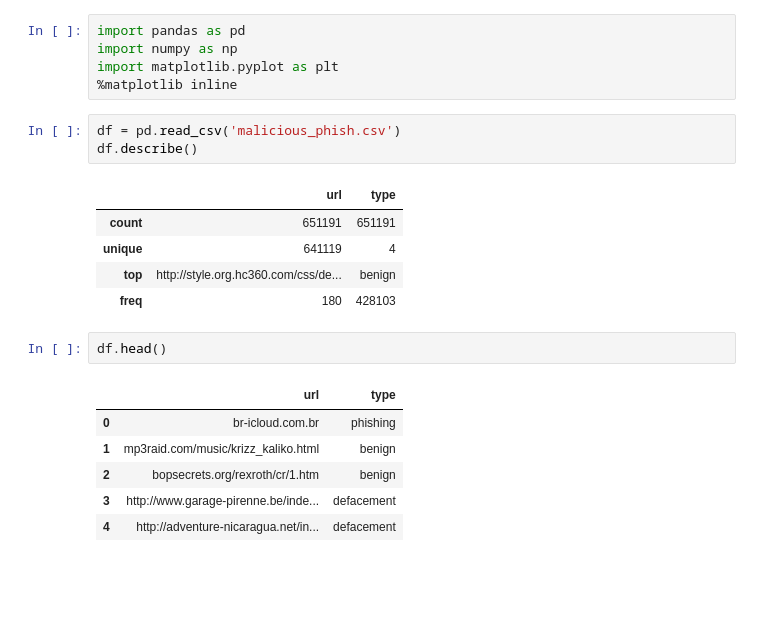
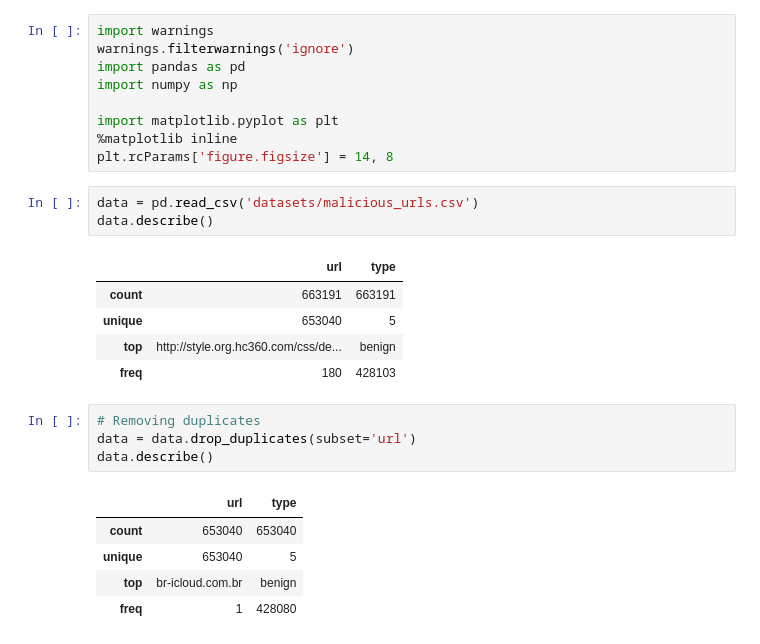
Before and after one commit to simonegramegna/Malicious_URL_detection, a Jupyter notebook: Main_URL_prediction.ipynb, the cells around one changed output. Cells and saved outputs as stored; diff of their text form; blank space fills up the shorter version.

Commit message:
new dataset + data exploring

```diff
--- a/Main_URL_prediction.ipynb
+++ b/Main_URL_prediction.ipynb
@@ -1,23 +1,28 @@
 # %%
+import warnings
+warnings.filterwarnings('ignore')
 import pandas as pd
 import numpy as np
+
 import matplotlib.pyplot as plt
 %matplotlib inline
+plt.rcParams['figure.figsize'] = 14, 8
 # %%
-df = pd.read_csv('malicious_phish.csv')
-df.describe()
+data = pd.read_csv('datasets/malicious_urls.csv')
+data.describe()
 # %% [output]
 |  | url | type |
-| count | 651191 | 651191 |
-| unique | 641119 | 4 |
+| count | 663191 | 663191 |
+| unique | 653040 | 5 |
 | top | http://style.org.hc360.com/css/de... | benign |
 | freq | 180 | 428103 |
 # %%
-df.head()
+# Removing duplicates
+data = data.drop_duplicates(subset='url')
+data.describe()
 # %% [output]
 |  | url | type |
-| 0 | br-icloud.com.br | phishing |
-| 1 | mp3raid.com/music/krizz_kaliko.html | benign |
-| 2 | bopsecrets.org/rexroth/cr/1.htm | benign |
-| 3 | http://www.garage-pirenne.be/inde... | defacement |
-| 4 | http://adventure-nicaragua.net/in... | defacement |
+| count | 653040 | 653040 |
+| unique | 653040 | 5 |
+| top | br-icloud.com.br | benign |
+| freq | 1 | 428080 |
```
Also changed, not shown: parts of 3 cells of this notebook, 3 other files.
